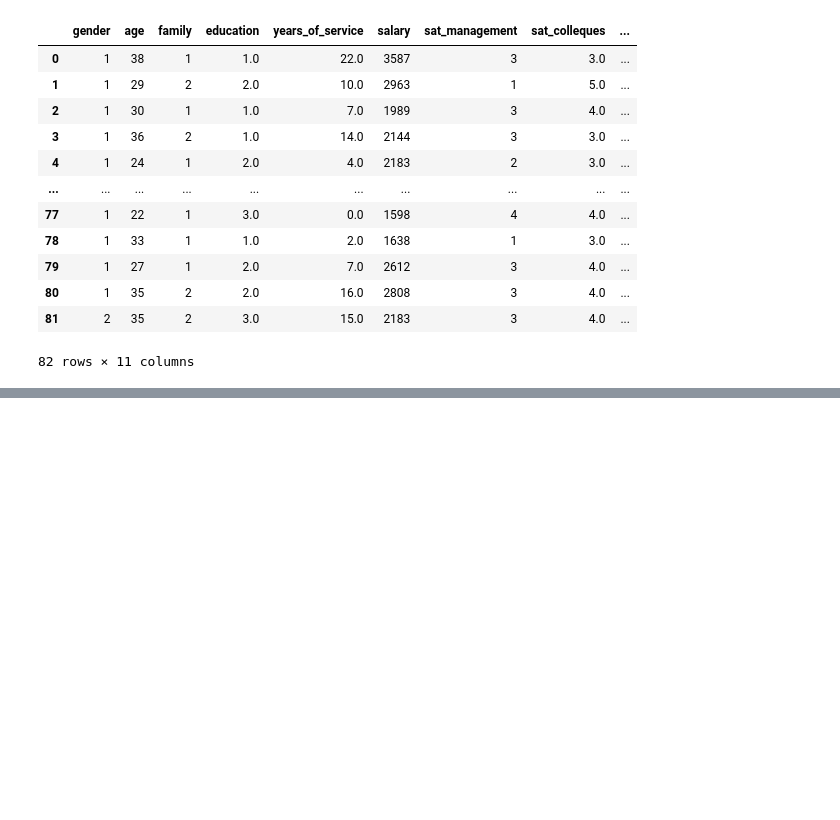
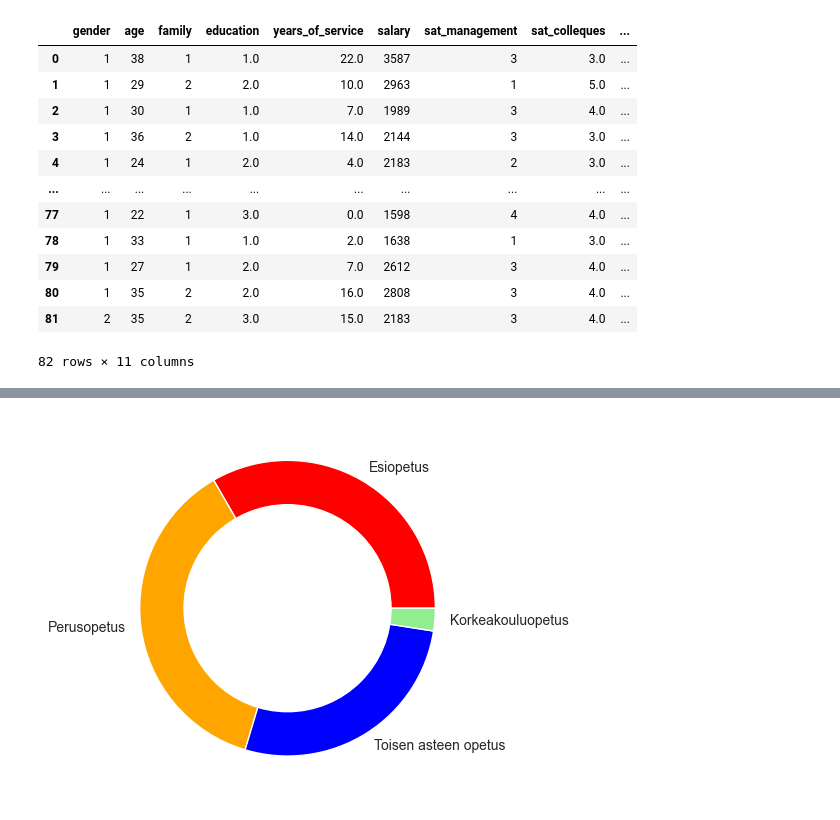
Before and after one commit to YSPLS/Tiedonk-sittely-pythonilla, a Jupyter notebook: code/project.ipynb, the cells around one changed output, grey strips where cells are left out. Saved outputs shown, nothing was run; the diff lists cells and outputs as text; code cells hidden in the pictures; blank space fills up the shorter version.

```diff
--- a/code/project.ipynb
+++ b/code/project.ipynb
@@ -32,0 +99,19 @@ df1
+# %%
+#Total number of each education level
+names = ['Esiopetus', 'Perusopetus', 'Toisen asteen opetus', 'Korkeakouluopetus']
+df4=[27,30,22,2]
+
+# Create a pieplot
+plt.pie(df4)
+
+# Give color names
+plt.pie(df4, labels=names, colors=['red','orange','blue','lightgreen'])
+
+# add a circle at the center to transform it in a donut chart
+my_circle=plt.Circle( (0,0), 0.7, color='white')
+p=plt.gcf()
+p.gca().add_artist(my_circle)
+
+plt.show()
+# %% [output]
+[figure, added]
```
Also changed, not shown: parts of 10 cells of this notebook.
